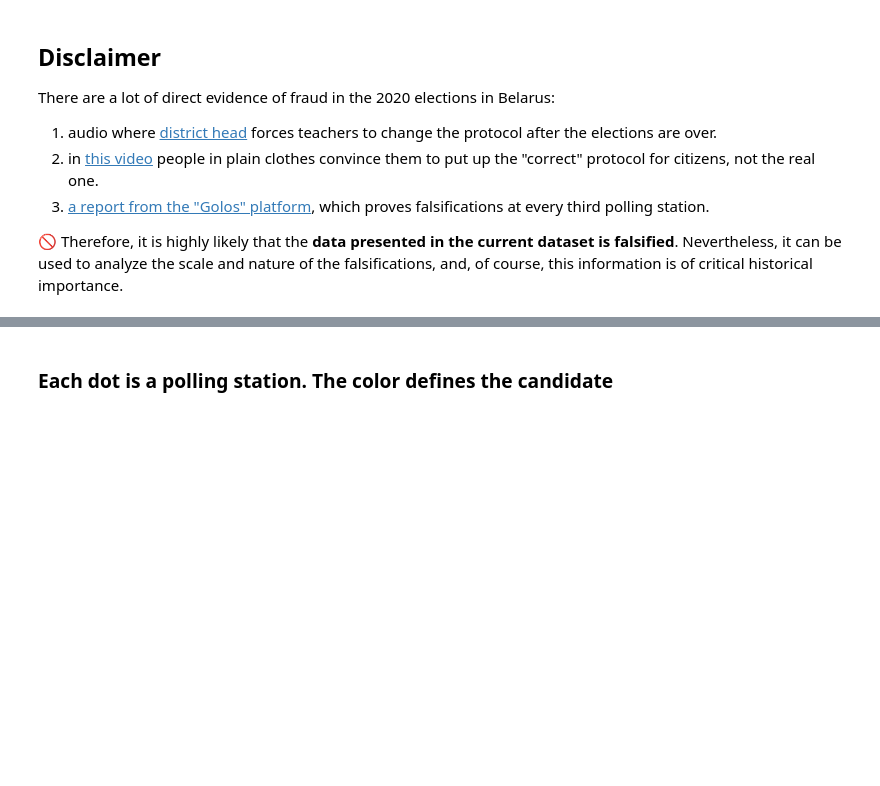
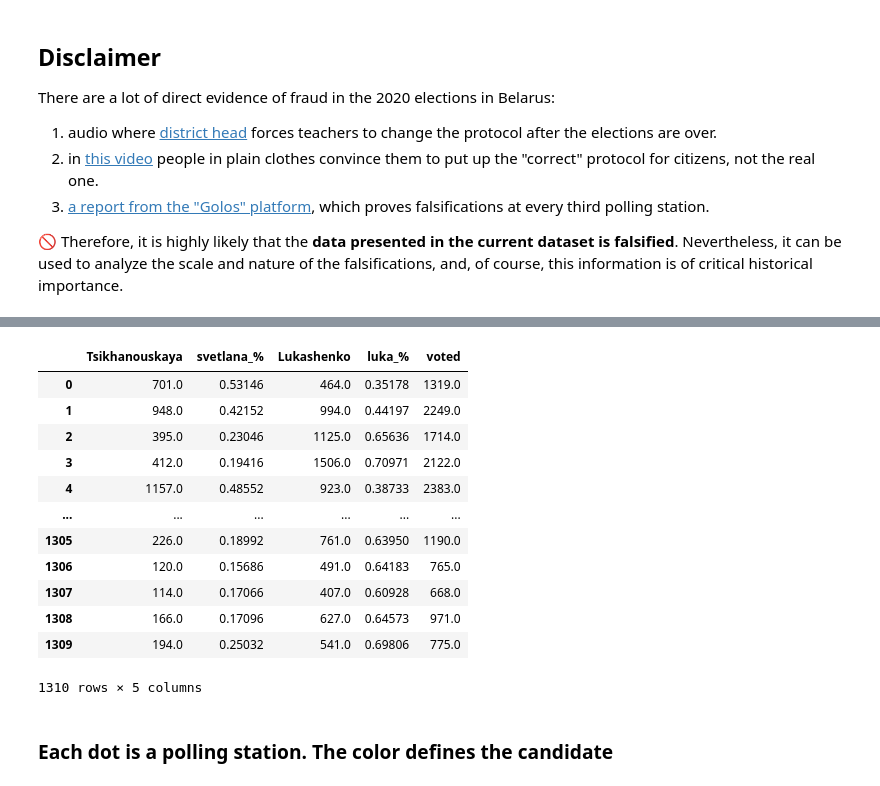
Before and after one commit to vadimkonovod/elections2020, a Jupyter notebook: Belarus Elections 2020 (ENG).ipynb, the cells around one changed output, grey strips where cells are left out. Saved outputs shown, nothing was run; the diff lists cells and outputs as text; code cells hidden in the pictures; blank space fills up the shorter version.

```diff
--- a/Belarus Elections 2020 (ENG).ipynb
+++ b/Belarus Elections 2020 (ENG).ipynb
@@ -46,6 +46,22 @@ votes["turnout"] = round(votes["voted"] / votes['all_voters'], 5)
 votes["svetlana_%"] = round(votes["Tsikhanouskaya"] / votes['voted'], 5) # percentage of votes for Svetlana Tsikhanouskaya
 votes["luka_%"] = round(votes["Lukashenko"] / votes['voted'], 5) # percentage of votes for dictator
 votes["early_voters_%"] = round(votes["early_voters"] / votes['all_voters'], 5)
+# %%
+votes[["Tsikhanouskaya", "svetlana_%", "Lukashenko", "luka_%", "voted"]]
+# %% [output]
+|  | Tsikhanouskaya | svetlana_% | Lukashenko | luka_% | voted |
+| 0 | 701.0 | 0.53146 | 464.0 | 0.35178 | 1319.0 |
+| 1 | 948.0 | 0.42152 | 994.0 | 0.44197 | 2249.0 |
+| 2 | 395.0 | 0.23046 | 1125.0 | 0.65636 | 1714.0 |
+| 3 | 412.0 | 0.19416 | 1506.0 | 0.70971 | 2122.0 |
+| 4 | 1157.0 | 0.48552 | 923.0 | 0.38733 | 2383.0 |
+| ... | ... | ... | ... | ... | ... |
+| 1305 | 226.0 | 0.18992 | 761.0 | 0.63950 | 1190.0 |
+| 1306 | 120.0 | 0.15686 | 491.0 | 0.64183 | 765.0 |
+| 1307 | 114.0 | 0.17066 | 407.0 | 0.60928 | 668.0 |
+| 1308 | 166.0 | 0.17096 | 627.0 | 0.64573 | 971.0 |
+| 1309 | 194.0 | 0.25032 | 541.0 | 0.69806 | 775.0 |
+1310 rows × 5 columns
 # %% [markdown]
 ### Each dot is a polling station. The color defines the candidate
 # %%
```
Also changed, not shown: parts of 11 cells of this notebook, 3 other files.
